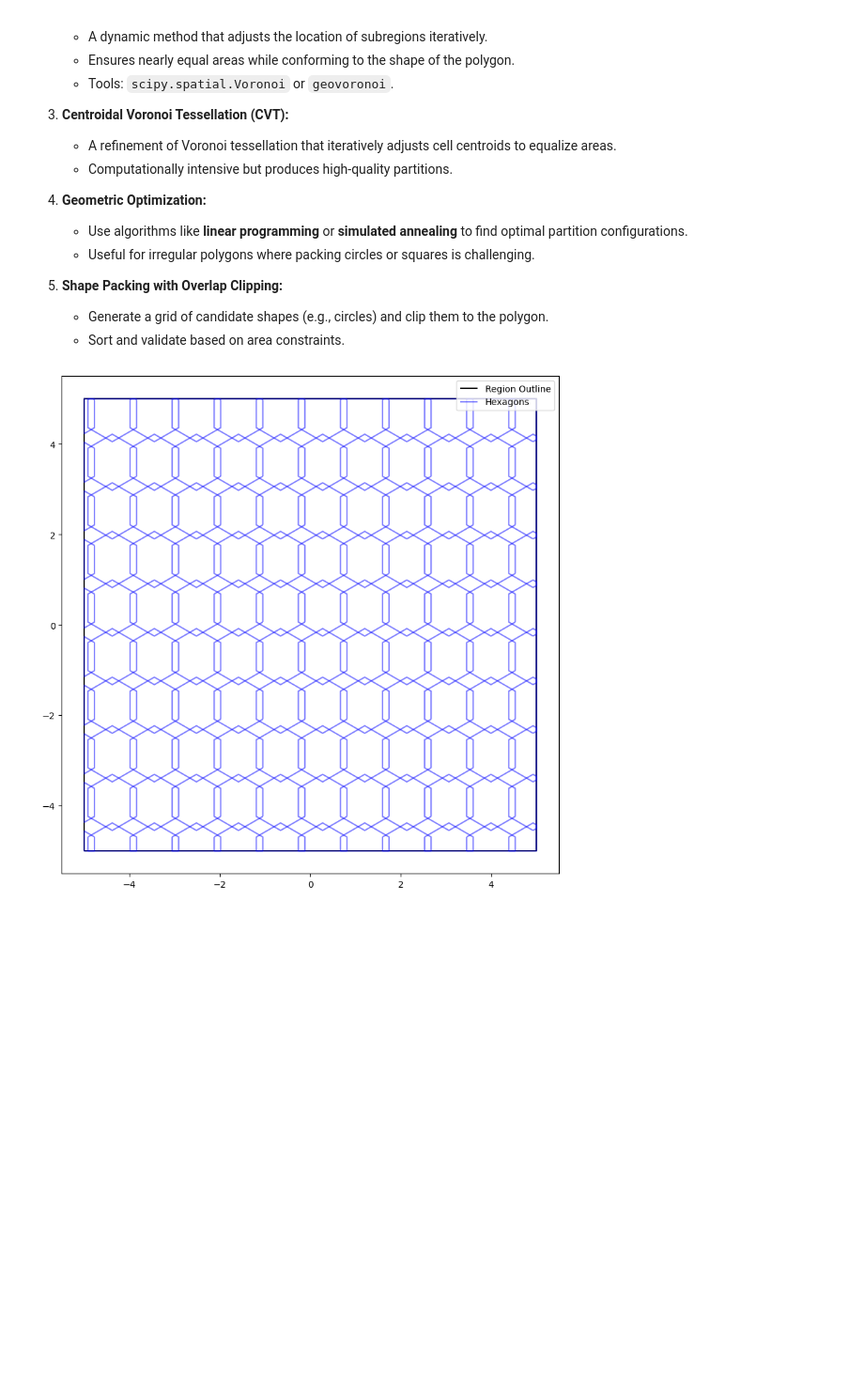
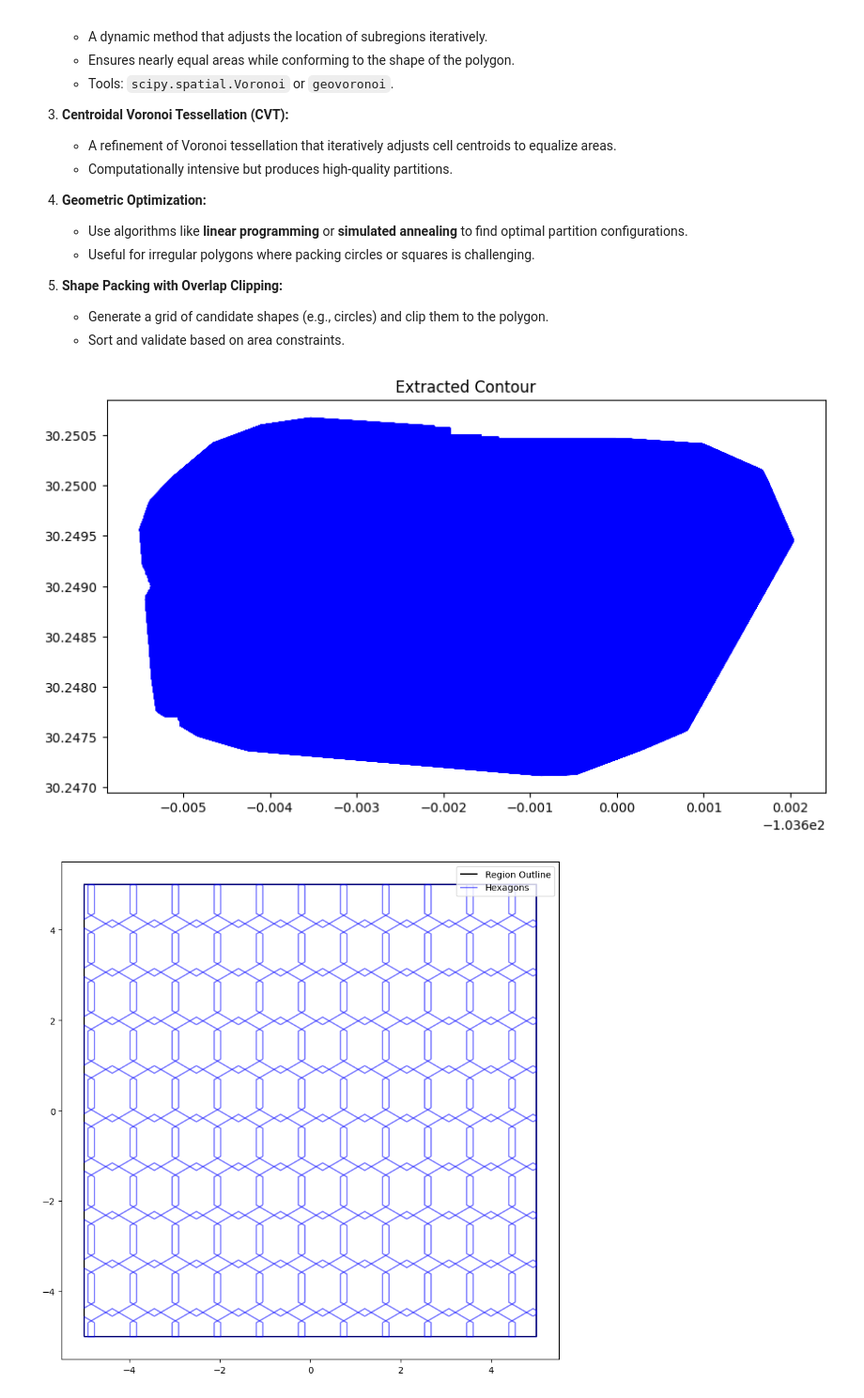
Before and after one commit to javelina-works/unsupervised-cv-search, a Jupyter notebook: content/notebooks/11_region_partition.ipynb, the cells around one changed output. Shown at 94% size. Saved outputs shown, nothing was run; the diff lists cells and outputs as text; code cells hidden in the pictures; blank space fills up the shorter version.

Commit message:
Found contour in 4s!

```diff
--- a/content/notebooks/11_region_partition.ipynb
+++ b/content/notebooks/11_region_partition.ipynb
@@ -90,9 +90,10 @@ from rasterio.features import shapes
 from shapely.geometry import shape, mapping
 import geopandas as gpd
 from shapely.geometry import Polygon, MultiPolygon
+from skimage.measure import find_contours
 import matplotlib.pyplot as plt
-from scipy.ndimage import binary_dilation
-
+from scipy.ndimage import binary_dilation, binary_erosion
+import numpy as np
 
 def region_mask(geotiff_path):
     """
@@ -137,34 +138,101 @@ def extract_contour(geotiff_path):
     """
 
     mask = region_mask(geotiff_path)
     # Dilate the mask slightly to ensure connected edges
     dilated_mask = binary_dilation(mask)
 
     with rasterio.open(geotiff_path) as src:
         # Extract the coordinates of the boundary
         contours = []
         for i, row in enumerate(dilated_mask):
             for j, val in enumerate(row):
                 if val and not mask[i, j]:  # Edge pixel
                     # Convert row/col to spatial coordinates
                     x, y = src.xy(i, j)
                     contours.append((x, y))
 
     # Create a polygon from the contour
     contour_polygon = Polygon(contours)
 
     # Convert to GeoDataFrame
     return gpd.GeoDataFrame({"geometry": [contour_polygon]}, crs=src.crs)
 
+
+def extract_fast_contour(geotiff_path):
+    """
+    Quickly extract the outer boundary of a binary mask as a polygon.
+
+    Parameters:
+        geotiff_path (str): Path to the GeoTIFF file.
+
+    Returns:
+        GeoDataFrame: Outer boundary as a polygon.
+    """
+    mask = region_mask(geotiff_path)
+
+    with rasterio.open(geotiff_path) as src:
+        # Use skimage to find contours at the 0.5 level
+        contours = find_contours(mask, level=0.5)
+
+        # Assume the largest contour is the region of interest
+        largest_contour = max(contours, key=len)
+
+        # Convert contour pixel indices to spatial coordinates
+        contour_coords = [src.xy(int(y), int(x)) for y, x in largest_contour]
+        contour_polygon = Polygon(contour_coords)
+
+    # Convert to GeoDataFrame
+    return gpd.GeoDataFrame({"geometry": [contour_polygon]}, crs=src.crs)
+
+
+def fast_binary_edge(geotiff_path):
+    """
+    Quickly extract the edge of a binary mask and create a perimeter polygon.
+
+    Parameters:
+        geotiff_path (str): Path to the GeoTIFF file.
+
+    Returns:
+        GeoDataFrame: Perimeter as a polygon.
+    """
+    with rasterio.open(geotiff_path) as src:
+        # Read the first band
+        data = src.read(1)
+
+        # Create a binary mask for valid data
+        mask = (data != 0)
+
+        # Perform binary erosion and find the edge
+        eroded_mask = binary_erosion(mask)
+        edge_mask = mask & ~eroded_mask  # Pixels on the edge of the valid region
+
+        # Get coordinates of edge pixels
+        edge_coords = np.column_stack(np.where(edge_mask))
+
+        # Convert pixel indices to spatial coordinates
+        edge_coords_spatial = [src.xy(row, col) for row, col in edge_coords]
+
+        # Create a polygon from the edge
+        edge_polygon = Polygon(edge_coords_spatial)
+
+    # Convert to GeoDataFrame
+    return gpd.GeoDataFrame({"geometry": [edge_polygon]}, crs=src.crs)
+
+
 # Example usage
-contour_gdf = extract_contour(file_path)
+# contour_gdf = extract_contour(file_path)
+# contour_gdf = extract_fast_contour(file_path)
+contour_gdf = fast_binary_edge(file_path)
+
 
 # Plot the contour
 contour_gdf.plot(edgecolor="blue", figsize=(10, 10))
 plt.title("Extracted Contour")
 plt.show()
 
 # plot_custom_mask(file_path)
+# %% [output]
+[figure, added]
 # %%
 import geopandas as gpd
 from shapely.geometry import Polygon, Point
```
